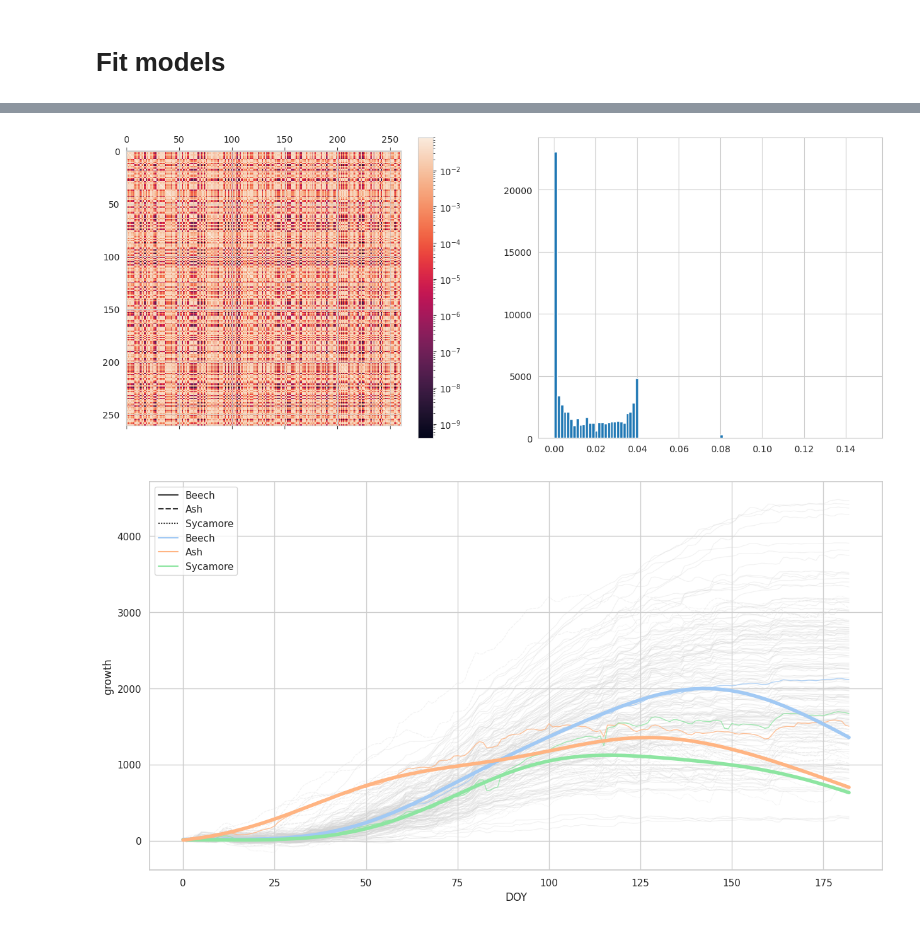
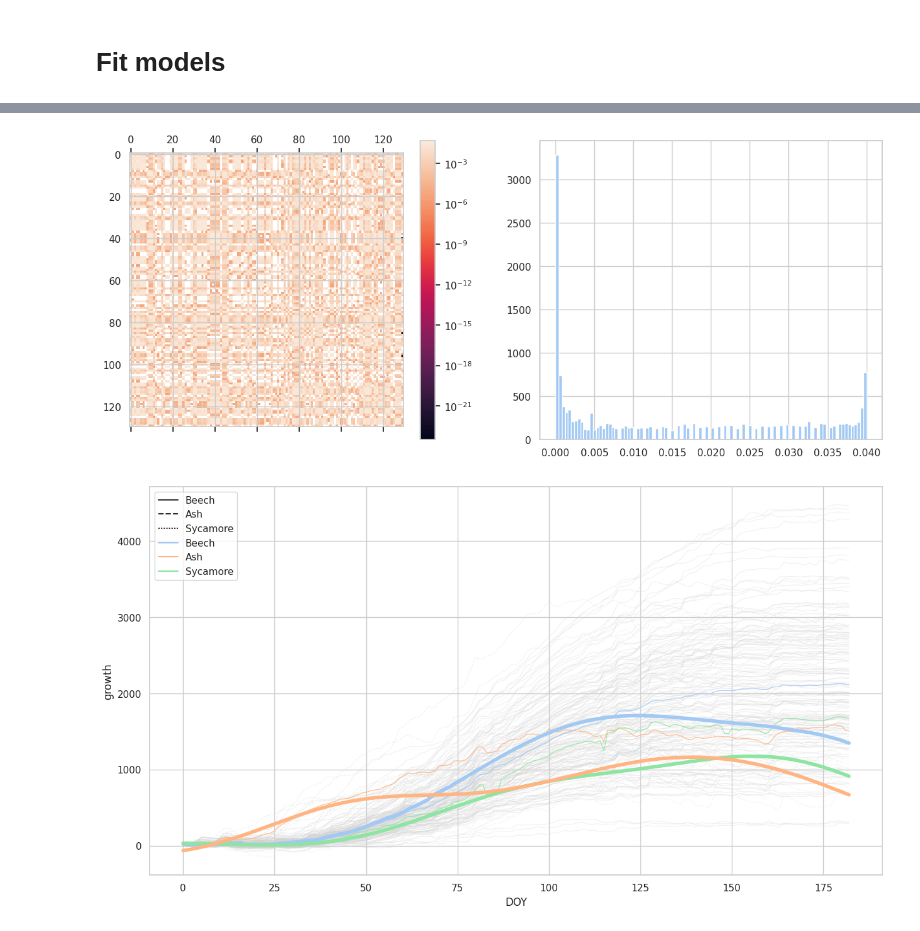
Before and after one commit to ItsNiklas/sparse-gaussian-processes, a Jupyter notebook: Trees.ipynb, the cells around one changed output, grey strips where cells are left out. Saved outputs shown, nothing was run; the diff lists cells and outputs as text; code cells hidden in the pictures.

Commit message:
More band-support

```diff
--- a/Trees.ipynb
+++ b/Trees.ipynb
@@ -33,48 +36,55 @@ dendro
 # %%
 
+from liesel_sparse import band
 from sklearn.gaussian_process.kernels import RBF
 from sklearn.gaussian_process import GaussianProcessRegressor
 import jax.numpy as jnp
+import jax
 
 tree_models = [
     #GaussianProcessRegressor(
     #    0.2 * RBF(30, length_scale_bounds=(10, 100)), n_restarts_optimizer=10, alpha=.5,
     #)
     0
     for _ in range(3)
 ]
 
+X = np.linspace(0, max(dendro.DOY), 1000).reshape(-1, 1)
+
 for i, tree_model in enumerate(tree_models):
     # Filter to prevent overfitting to data mean
     filt = dendro[dendro.species.eq(pd.unique(dendro.species)[i])]
-    filt = filt.sample(int(0.01 * len(filt)), random_state=1)
+    filt = filt.sample(int(0.005 * len(filt)), random_state=1)
 
     data_x = jnp.array(filt.DOY.array.reshape(-1, 1))
     data_y = jnp.array(filt.growth)
 
     #MINE
     def kernel(s1, l1, x, y):
         return RBFKernel(s1, l1, x, y)
-    tree_model = GPR(data_x, data_y, kernel, jnp.array([0.2**2, 30.]), eps=.2**2)
+    tree_model = GPR(data_x, data_y, kernel, jnp.array([0.2**2, 30.]), eps=1e-2)
     tree_models[i] = tree_model
     #tree_model.fit()
 
     #tree_model.fit(data_x, data_y)
     #print(-tree_model.log_marginal_likelihood_value_, 'at', tree_model.kernel_)
 
     if i == 0:
-        #tree_model.predict(jnp.zeros(1))
+        tree_model.predict(X)
         fig, ax = plt.subplots(figsize=(15, 6), ncols=2)
 
-        K = cov_matrix(tree_model.data_x, tree_model.data_x, tree_model.covariance_function)
-        K = K.at[jnp.diag_indices_from(K)].add(tree_model.eps)
+        L = jax.jit(band.to_ltri_full)(tree_model.Lb_)
+        K = L @ L.T
 
-        #K[np.isclose(K, 0, atol=10e-5)] = 0
+        #K = np.array(K)
+        #K[np.isclose(K, 0, atol=1e-2)] = 0
+        #K = jnp.where(K < 1e-2, 0, K)
+
         cax = ax[0].matshow(K, norm=matplotlib.colors.LogNorm())
         fig.colorbar(cax)
-        ax[1].hist(K.flatten(), bins=100, range=(0, 0.15))
+        ax[1].hist(K.flatten(), bins=100, range=(0, 0.04))
 # %% [output]
-[figure, old version]
+[figure, new version]
 # %%
 fig = plt.figure(figsize=(15,8))
 sns.set_theme(style="whitegrid", palette="pastel")
@@ -105,8 +115,6 @@ sns.lineplot(
     alpha=0.8,
 )
 
-X = np.linspace(0, max(dendro.DOY), 1000).reshape(-1, 1)
-
 # Plot GP
 for i, tree_model in enumerate(tree_models):
     mean_prediction = tree_model.predict(X)
@@ -131,4 +139,4 @@ for i, tree_model in enumerate(tree_models):
 
 plt.show()
 # %% [output]
-[figure, old version]
+[figure, new version]
```
Also changed, not shown: parts of 1 cell of this notebook, 1 other file.
